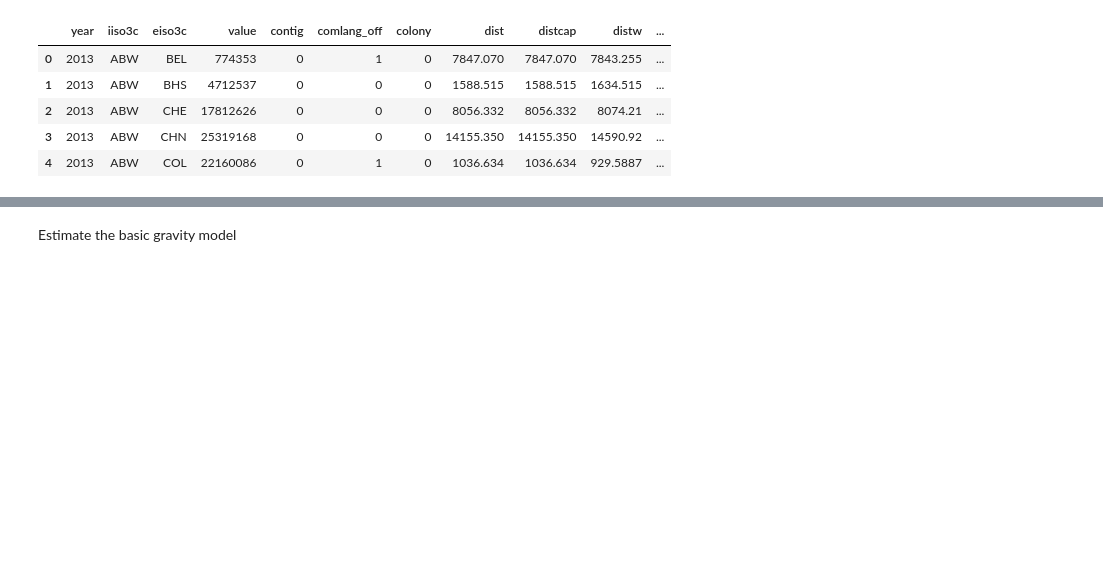
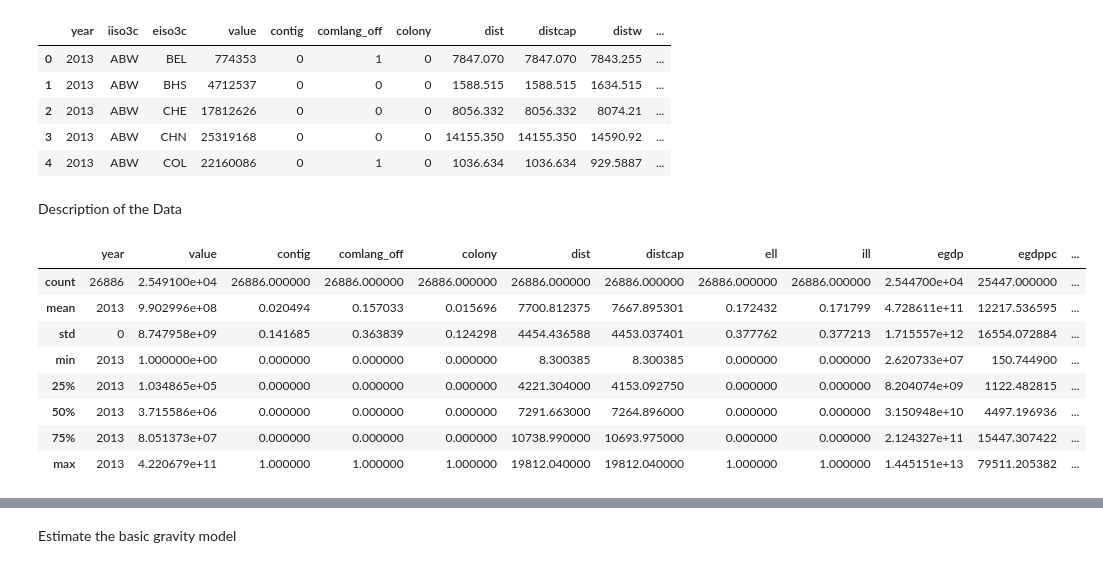
Before and after one commit to jstac/econometrics, a Jupyter notebook: gravity/GravityModelExample.ipynb, the cells around one changed output, grey strips where cells are left out. Saved outputs shown, nothing was run; the diff lists cells and outputs as text; code cells hidden in the pictures; blank space fills up the shorter version.

Commit message:
updates for notebook and added a tex table output file

```diff
--- a/gravity/GravityModelExample.ipynb
+++ b/gravity/GravityModelExample.ipynb
@@ -37,6 +37,20 @@ data.head()
 | 2 | 2013 | ABW | CHE | 17812626 | 0 | 0 | 0 | 8056.332 | 8056.332 | 8074.21 | ... |
 | 3 | 2013 | ABW | CHN | 25319168 | 0 | 0 | 0 | 14155.350 | 14155.350 | 14590.92 | ... |
 | 4 | 2013 | ABW | COL | 22160086 | 0 | 1 | 0 | 1036.634 | 1036.634 | 929.5887 | ... |
+# %% [markdown]
+Description of the Data
+# %%
+data.describe()
+# %% [output]
+|  | year | value | contig | comlang_off | colony | dist | distcap | ell | ill | egdp | egdppc | ... |
+| count | 26886 | 2.549100e+04 | 26886.000000 | 26886.000000 | 26886.000000 | 26886.000000 | 26886.000000 | 26886.000000 | 26886.000000 | 2.544700e+04 | 25447.000000 | ... |
+| mean | 2013 | 9.902996e+08 | 0.020494 | 0.157033 | 0.015696 | 7700.812375 | 7667.895301 | 0.172432 | 0.171799 | 4.728611e+11 | 12217.536595 | ... |
+| std | 0 | 8.747958e+09 | 0.141685 | 0.363839 | 0.124298 | 4454.436588 | 4453.037401 | 0.377762 | 0.377213 | 1.715557e+12 | 16554.072884 | ... |
+| min | 2013 | 1.000000e+00 | 0.000000 | 0.000000 | 0.000000 | 8.300385 | 8.300385 | 0.000000 | 0.000000 | 2.620733e+07 | 150.744900 | ... |
+| 25% | 2013 | 1.034865e+05 | 0.000000 | 0.000000 | 0.000000 | 4221.304000 | 4153.092750 | 0.000000 | 0.000000 | 8.204074e+09 | 1122.482815 | ... |
+| 50% | 2013 | 3.715586e+06 | 0.000000 | 0.000000 | 0.000000 | 7291.663000 | 7264.896000 | 0.000000 | 0.000000 | 3.150948e+10 | 4497.196936 | ... |
+| 75% | 2013 | 8.051373e+07 | 0.000000 | 0.000000 | 0.000000 | 10738.990000 | 10693.975000 | 0.000000 | 0.000000 | 2.124327e+11 | 15447.307422 | ... |
+| max | 2013 | 4.220679e+11 | 1.000000 | 1.000000 | 1.000000 | 19812.040000 | 19812.040000 | 1.000000 | 1.000000 | 1.445151e+13 | 79511.205382 | ... |
 # %%
 data.columns
 # %% [output]
```
Also changed, not shown: parts of 12 cells of this notebook, 1 other file.
